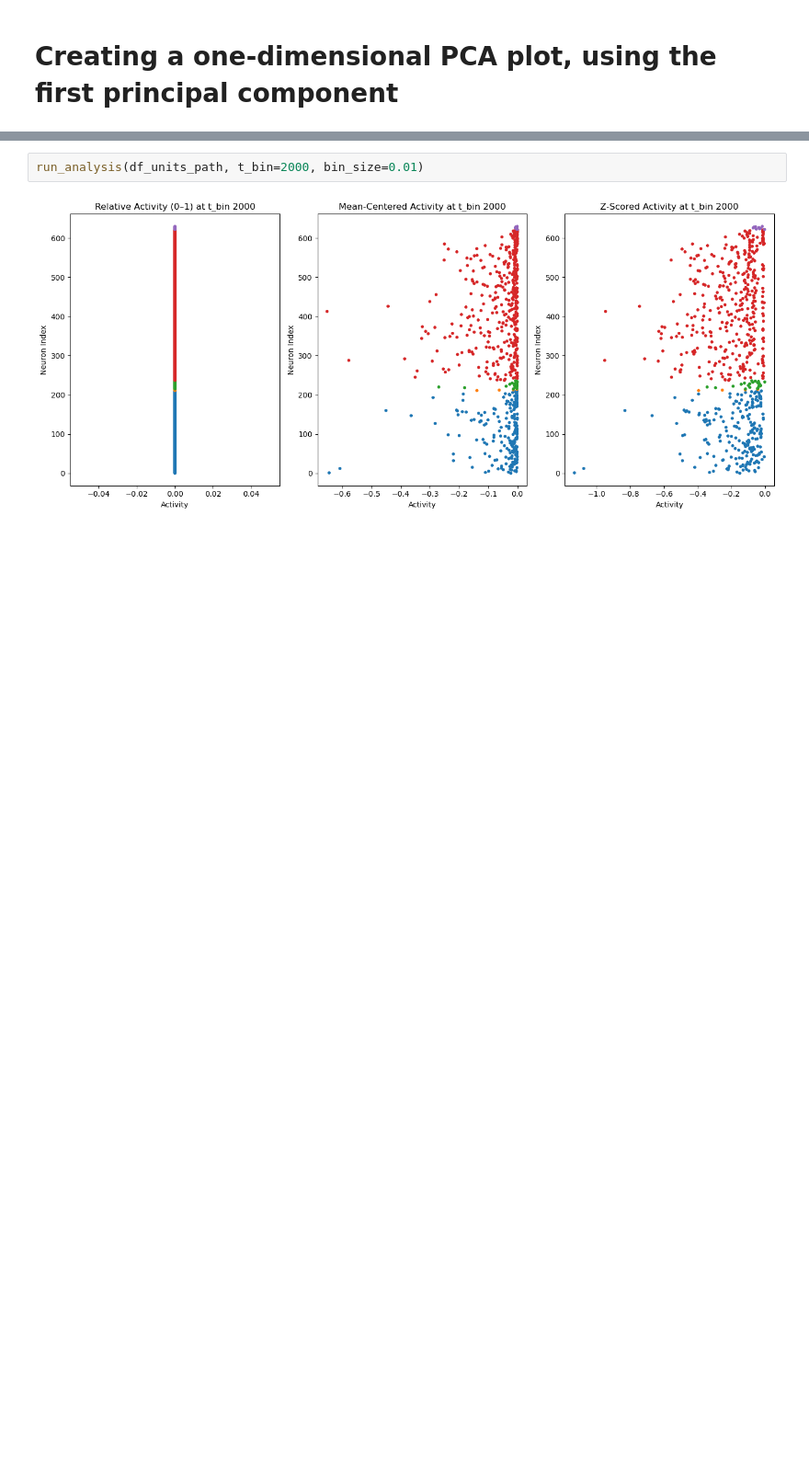
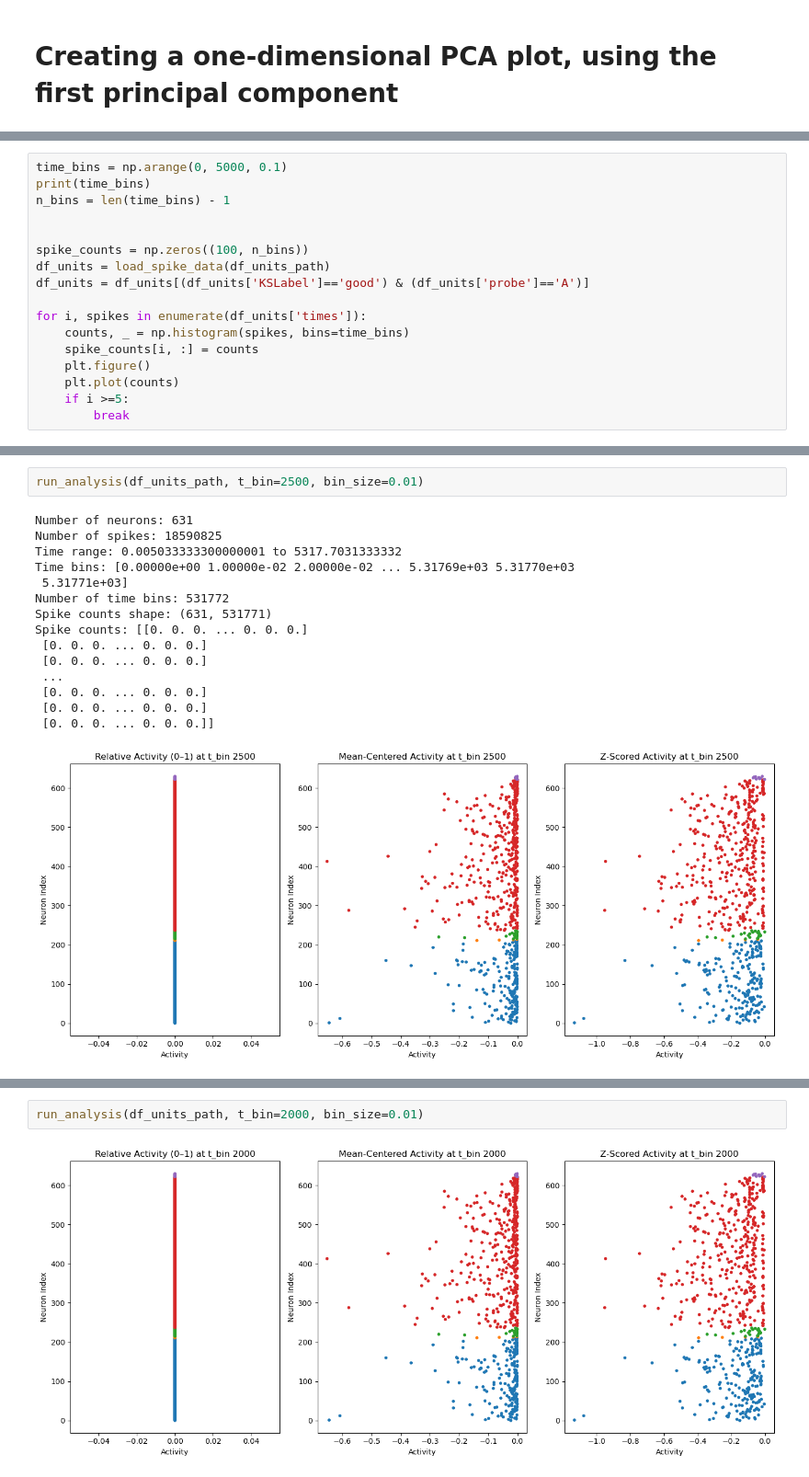
Before and after one commit to granthughes1999/PCA_on_neural_data, a Jupyter notebook: mice/reach7_07_2024-12-04_20-57-49_008/single_dimensional_PCA.ipynb, the cells around one changed output, grey strips where cells are left out. Shown at 92% size. Drawn from its saved outputs; the diff is of its cells as text; blank space fills up the shorter version.

```diff
--- a/mice/reach7_07_2024-12-04_20-57-49_008/single_dimensional_PCA.ipynb
+++ b/mice/reach7_07_2024-12-04_20-57-49_008/single_dimensional_PCA.ipynb
@@ -2,0 +23,17 @@
+# %%
+time_bins = np.arange(0, 5000, 0.1)
+print(time_bins)
+n_bins = len(time_bins) - 1
+
+
+spike_counts = np.zeros((100, n_bins))
+df_units = load_spike_data(df_units_path)
+df_units = df_units[(df_units['KSLabel']=='good') & (df_units['probe']=='A')]
+
+for i, spikes in enumerate(df_units['times']):
+    counts, _ = np.histogram(spikes, bins=time_bins)
+    spike_counts[i, :] = counts
+    plt.figure()
+    plt.plot(counts)
+    if i >=5:
+        break
@@ -217,0 +190,18 @@ df_units_path = r"G:\Grant\neuropixels\kilosort_recordings\reach7_07_2024-12-04_
+# %%
+run_analysis(df_units_path, t_bin=2500, bin_size=0.01)
+# %% [output]
+Number of neurons: 631
+Number of spikes: 18590825
+Time range: 0.005033333300000001 to 5317.7031333332
+Time bins: [0.00000e+00 1.00000e-02 2.00000e-02 ... 5.31769e+03 5.31770e+03
+ 5.31771e+03]
+Number of time bins: 531772
+Spike counts shape: (631, 531771)
+Spike counts: [[0. 0. 0. ... 0. 0. 0.]
+ [0. 0. 0. ... 0. 0. 0.]
+ [0. 0. 0. ... 0. 0. 0.]
+ ...
+ [0. 0. 0. ... 0. 0. 0.]
+ [0. 0. 0. ... 0. 0. 0.]
+ [0. 0. 0. ... 0. 0. 0.]]
+[figure, added]
```
Also changed, not shown: parts of 13 cells of this notebook, 4 other files.
